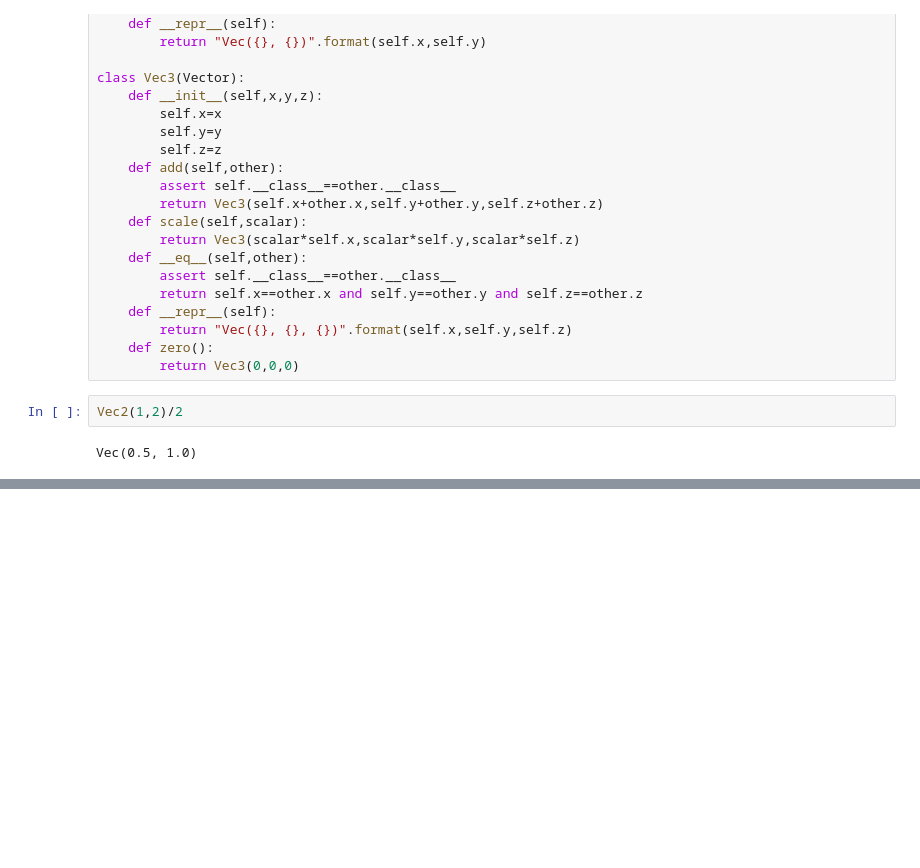
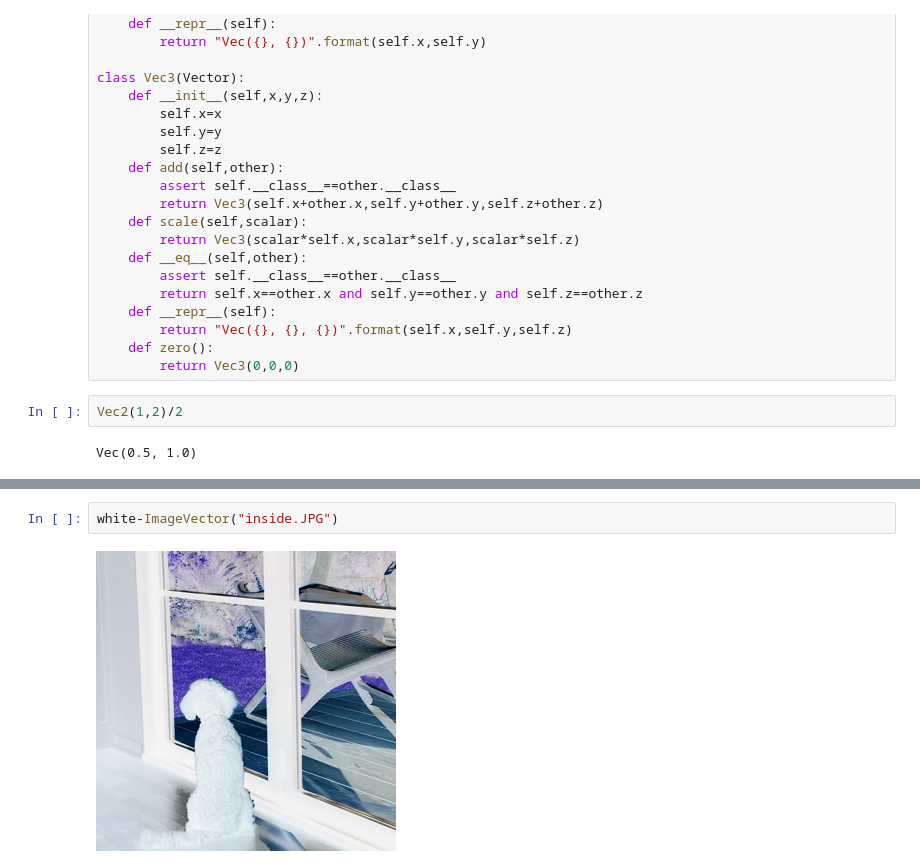
Before and after one commit to Sakurajima-sight/Mathematics-for-programmers-Python, a Jupyter notebook: Chapter 06/Untitled.ipynb, the cells around one changed output, grey strips where cells are left out. Cells and saved outputs as stored; diff of their text form; blank space fills up the shorter version.

```diff
--- a/Chapter 06/Untitled.ipynb
+++ b/Chapter 06/Untitled.ipynb
@@ -515,0 +811,4 @@ class
+# %%
+white-ImageVector("inside.JPG")
+# %% [output]
+[figure, added]
```
Also changed, not shown: parts of 45 cells of this notebook.
